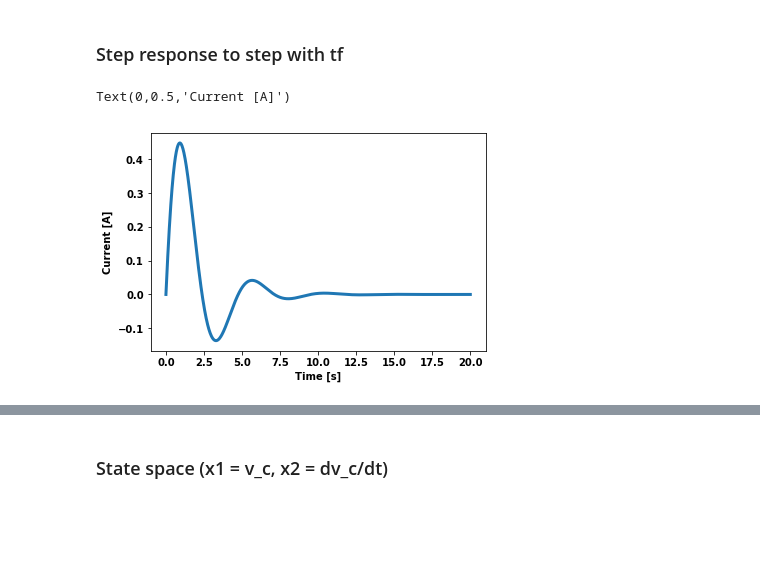
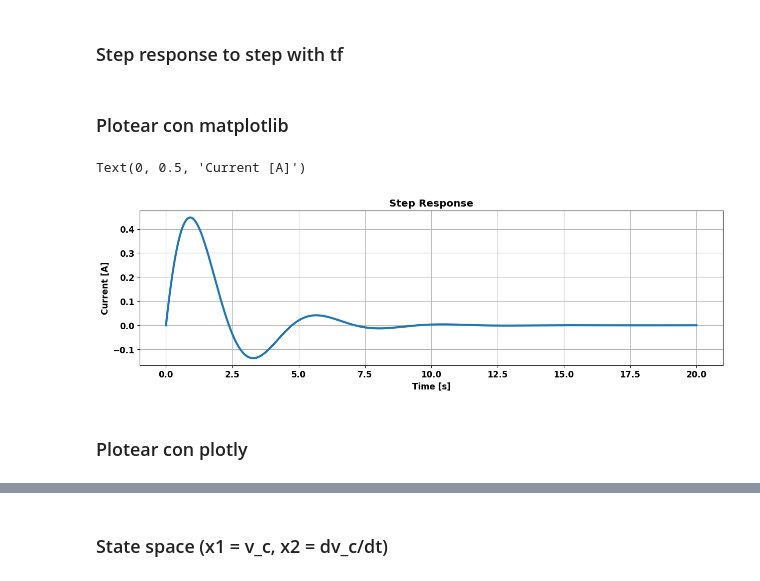
Before and after one commit to marcos626/control_systems_Ogata, a Jupyter notebook: 01_RLC_tf_and_ss.ipynb, the cells around one changed output, grey strips where cells are left out. Saved outputs shown, nothing was run; the diff lists cells and outputs as text; code cells hidden in the pictures; blank space fills up the shorter version.

```diff
--- a/01_RLC_tf_and_ss.ipynb
+++ b/01_RLC_tf_and_ss.ipynb
@@ -37,9 +38,18 @@ s^2 + s + 2
 # %%
 T = np.linspace(0,20,1000)
 T, y_step = control.step_response(tf_lcr,T)
-plt.plot(T,y_step,lw = 3)
-plt.xlabel("Time [s]", weight = 'bold')
-plt.ylabel("Current [A]", weight = 'bold')
-# %% [output]
-Text(0,0.5,'Current [A]')
-[figure, removed]
+# %% [markdown]
+### Plotear con matplotlib
+# %%
+matplotlib.rcParams['figure.figsize'] = (15.0,4.0) #ancho x alto
+plt.rcParams.update({'font.size': 12})
+plt.plot(T,y_step,lw = 3)
+plt.grid()
+plt.title("Step Response", weight = 'bold')
+plt.xlabel("Time [s]", weight = 'bold')
+plt.ylabel("Current [A]", weight = 'bold')
+# %% [output]
+Text(0, 0.5, 'Current [A]')
+[figure, added]
+# %% [markdown]
+### Plotear con plotly
```
Also changed, not shown: parts of 7 cells of this notebook.
